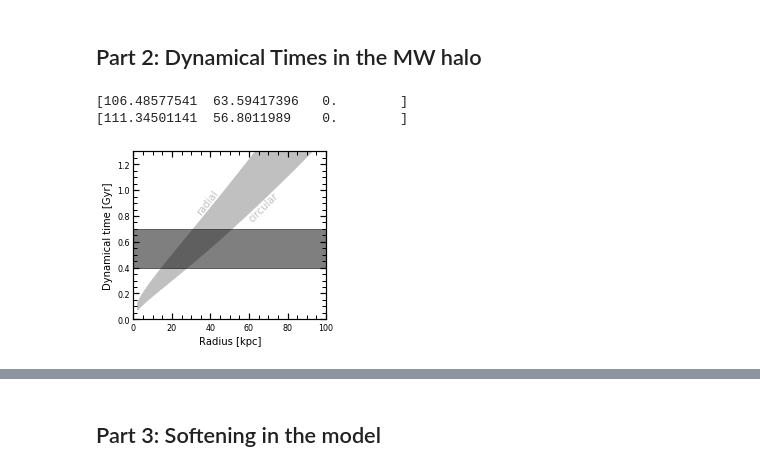
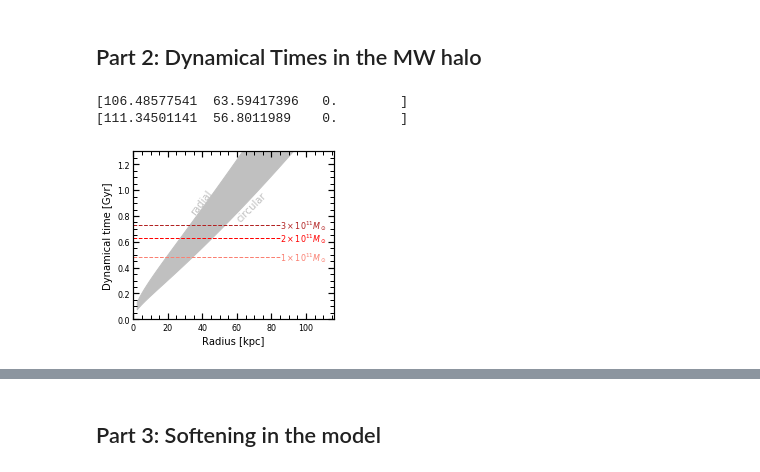
Before and after one commit to michael-petersen/ReflexMotion, a Jupyter notebook: Dynamical-Analysis.ipynb, the cells around one changed output, grey strips where cells are left out. Cells and saved outputs as stored; diff of their text form; code cells hidden in the pictures.

```diff
--- a/Dynamical-Analysis.ipynb
+++ b/Dynamical-Analysis.ipynb
@@ -663,36 +672,47 @@ ax = fig.add_subplot(111)
 infalltime = 0.7
 ax.fill_between(300.*rrange,(2.2*(2.*np.pi)/frrad),(2.2*(2.*np.pi)/fpcirc),color='silver')
 
 
 ax.yaxis.set_ticks_position('both')
 ax.xaxis.set_ticks_position('both')
 ax.tick_params(axis="both",which='both',direction="in")
 
 
+colorlist2 = ['salmon','red','firebrick']
 
-#ax.plot([0.,150.],[0.7,0.7],color='black',linestyle='dashed')
-#ax.plot([0.,150.],[0.7,0.7],color='black',linestyle='dashed',lw=1.)
-#ax.plot([0.,150.],[0.7,0.7],color='black',linestyle='dashed',lw=1.)
-ax.fill_between([0.,150.],[0.4,0.4],[0.7,0.7],color='black',alpha=0.5)
+# 1e11
+ax.plot([0.,85.],[0.48,0.48],color=colorlist2[0],linestyle='dashed',lw=1.)
+ax.text(112.,0.48,'$1\\times10^{11}M_\odot$',color=colorlist2[0],ha='right',va='center',size=8)
+
+
+# 2e11
+ax.plot([0.,85.],[0.63,0.63],color=colorlist2[1],linestyle='dashed',lw=1.)
+ax.text(112.,0.63,'$2\\times10^{11}M_\odot$',color=colorlist2[1],ha='right',va='center',size=8)
+
+
+# 3e11
+ax.plot([0.,85.],[0.73,0.73],color=colorlist2[2],linestyle='dashed',lw=1.)
+ax.text(112.,0.73,'$3\\times10^{11}M_\odot$',color=colorlist2[2],ha='right',va='center',size=8)
+#ax.fill_between([0.,150.],[0.4,0.4],[0.7,0.7],color='black',alpha=0.5)
 
 
 
 
 
 ax.text(32.,0.8,'radial',color='silver',size=10,rotation=52,ha='left',va='bottom')
 ax.text(59.,1.0,'circular',color='silver',size=10,rotation=45,ha='left',va='top')
 
 
 
 
 ax.set_xlabel('Radius [kpc]',size=10)
 ax.set_ylabel('Dynamical time [Gyr]',size=10)
 #ax.set_yticks([0.,0.5,1.,1.5,2.])
 
-ax.axis([0.,100.,0.,1.3])
+ax.axis([0.,116.,0.,1.3])
 fig.tight_layout()
 plt.savefig('figures/dynamical_time_estimates_new.png',dpi=300)
 # %% [output]
 [106.48577541  63.59417396   0.        ]
 [111.34501141  56.8011989    0.        ]
-[figure, old version]
+[figure, new version]
```
Also changed, not shown: parts of 4 cells of this notebook, 16 other files.
